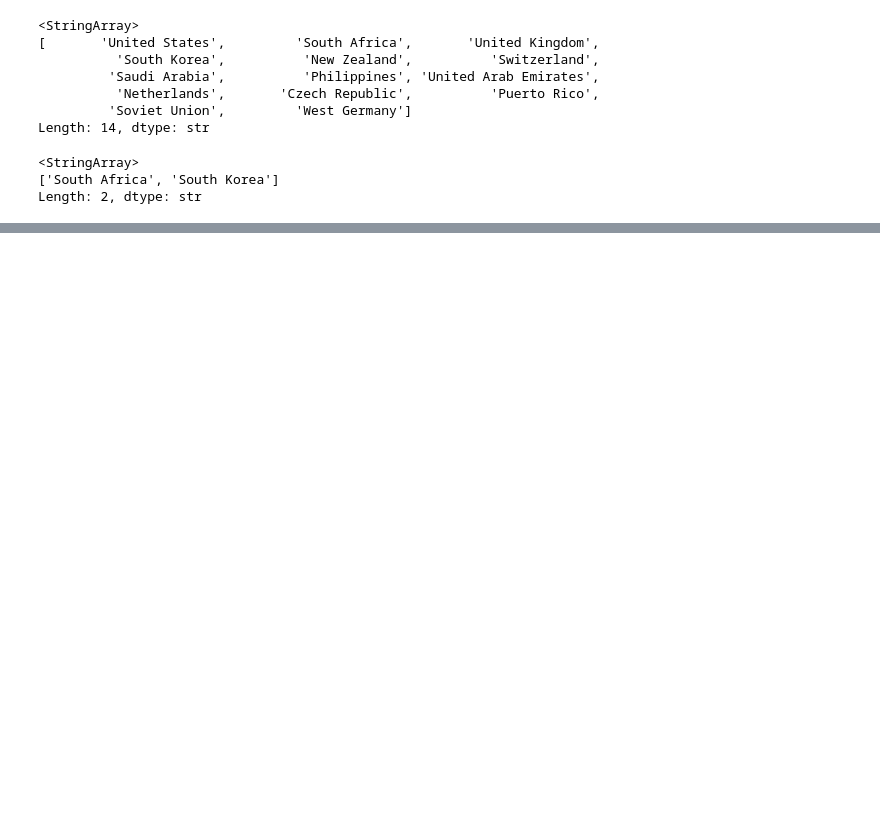
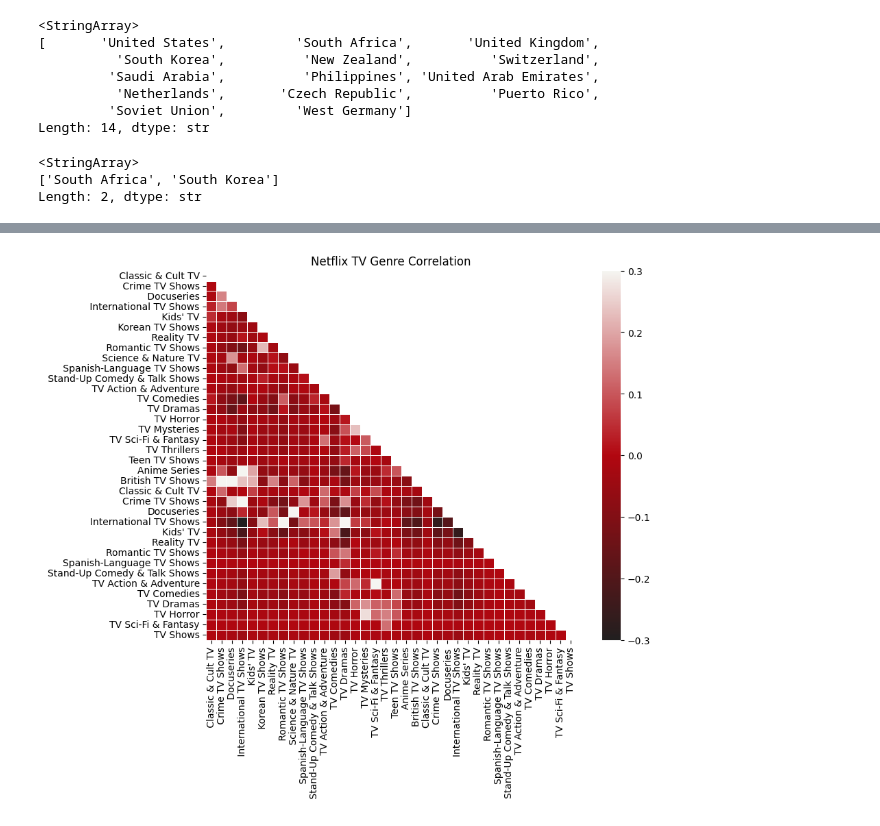
Before and after one commit to cafesmire/notebooks, a Jupyter notebook: netflix/netflix_eda.ipynb, the cells around one changed output, grey strips where cells are left out. Drawn from its saved outputs; the diff is of its cells as text; code cells hidden in the pictures; blank space fills up the shorter version.

```diff
--- a/netflix/netflix_eda.ipynb
+++ b/netflix/netflix_eda.ipynb
@@ -228,0 +204,4 @@ np.triu_indices_from(mask)
+# %%
+generate_heatmap(tv_df, "Netflix TV Genre Correlation")
+# %% [output]
+[figure, added]
```
Also changed, not shown: parts of 15 cells of this notebook.
